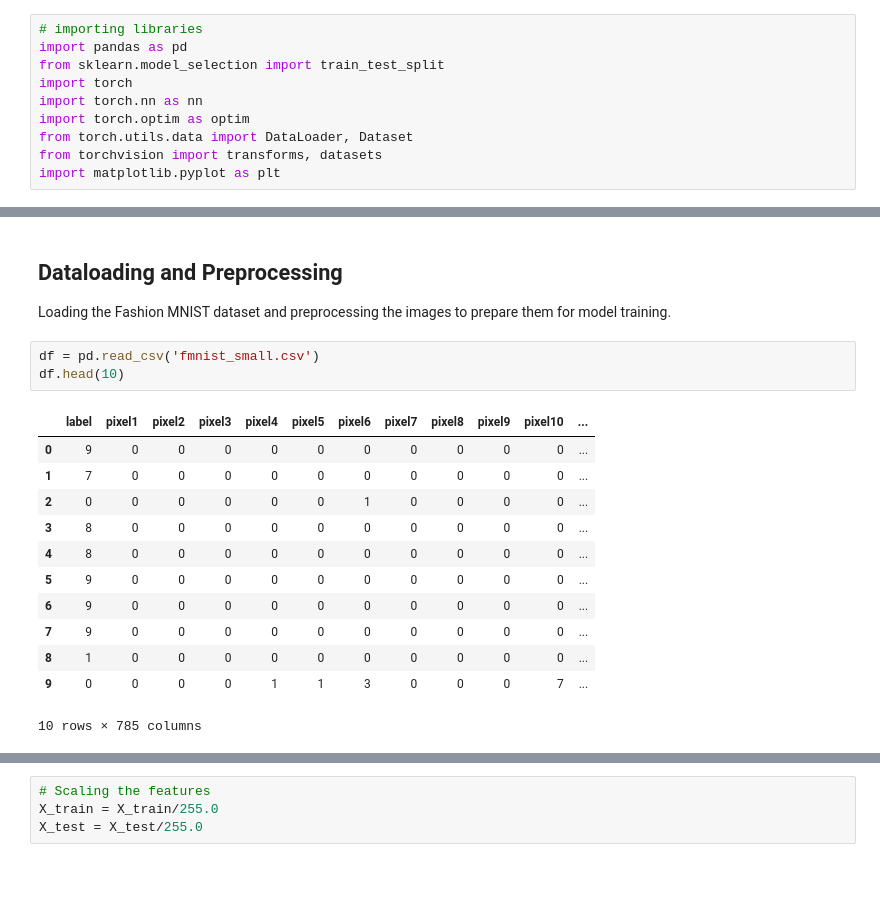
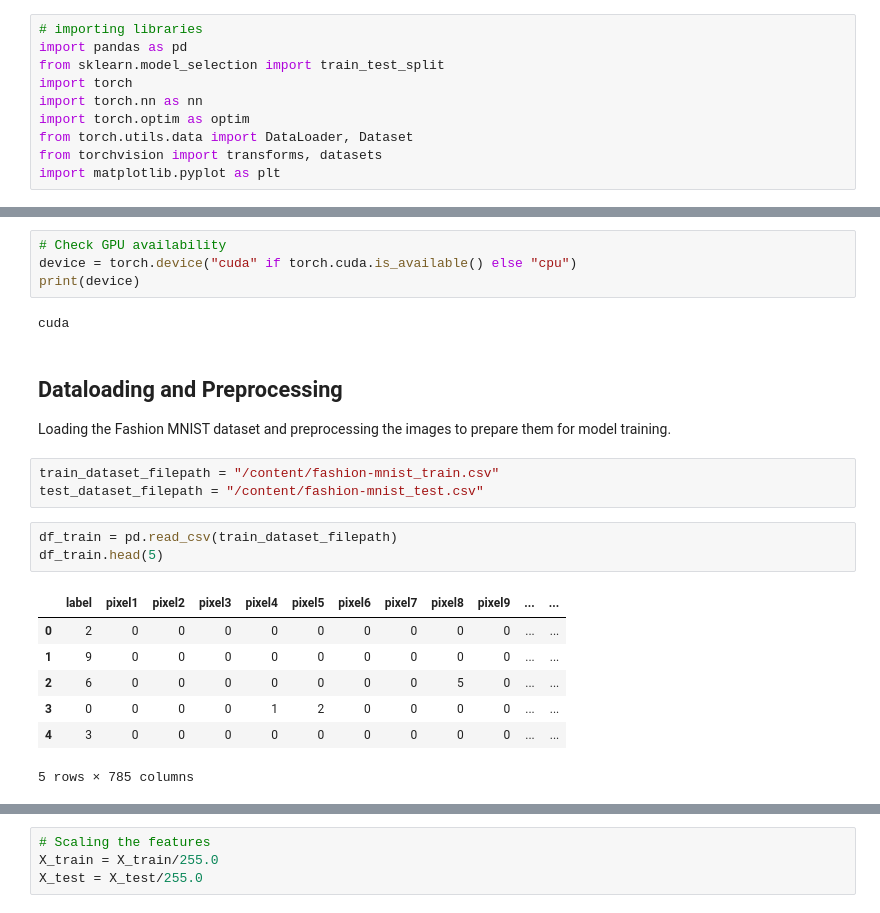
Before and after one commit to gursewak96/Fashion-MNIST-Classification-using-PyTorch, a Jupyter notebook: ANN_Fashion_MNIST_PyTorch.ipynb, the cells around one changed output, grey strips where cells are left out. Cells and saved outputs as stored; diff of their text form; blank space fills up the shorter version.

```diff
--- a/ANN_Fashion_MNIST_PyTorch.ipynb
+++ b/ANN_Fashion_MNIST_PyTorch.ipynb
@@ -30,20 +32,24 @@ torch.manual_seed(42)
+# %%
+# Check GPU availability
+device = torch.device("cuda" if torch.cuda.is_available() else "cpu")
+print(device)
+# %% [output]
+cuda
 # %% [markdown]
 ## Dataloading and Preprocessing
 
  Loading the Fashion MNIST dataset and preprocessing the images to prepare them for model training.
-# %%
-df = pd.read_csv('fmnist_small.csv')
-df.head(10)
-# %% [output]
-|  | label | pixel1 | pixel2 | pixel3 | pixel4 | pixel5 | pixel6 | pixel7 | pixel8 | pixel9 | pixel10 | ... |
-| 0 | 9 | 0 | 0 | 0 | 0 | 0 | 0 | 0 | 0 | 0 | 0 | ... |
-| 1 | 7 | 0 | 0 | 0 | 0 | 0 | 0 | 0 | 0 | 0 | 0 | ... |
-| 2 | 0 | 0 | 0 | 0 | 0 | 0 | 1 | 0 | 0 | 0 | 0 | ... |
-| 3 | 8 | 0 | 0 | 0 | 0 | 0 | 0 | 0 | 0 | 0 | 0 | ... |
-| 4 | 8 | 0 | 0 | 0 | 0 | 0 | 0 | 0 | 0 | 0 | 0 | ... |
-| 5 | 9 | 0 | 0 | 0 | 0 | 0 | 0 | 0 | 0 | 0 | 0 | ... |
-| 6 | 9 | 0 | 0 | 0 | 0 | 0 | 0 | 0 | 0 | 0 | 0 | ... |
-| 7 | 9 | 0 | 0 | 0 | 0 | 0 | 0 | 0 | 0 | 0 | 0 | ... |
-| 8 | 1 | 0 | 0 | 0 | 0 | 0 | 0 | 0 | 0 | 0 | 0 | ... |
-| 9 | 0 | 0 | 0 | 0 | 1 | 1 | 3 | 0 | 0 | 0 | 7 | ... |
-10 rows × 785 columns
+# %%
+train_dataset_filepath = "/content/fashion-mnist_train.csv"
+test_dataset_filepath = "/content/fashion-mnist_test.csv"
+# %%
+df_train = pd.read_csv(train_dataset_filepath)
+df_train.head(5)
+# %% [output]
+|  | label | pixel1 | pixel2 | pixel3 | pixel4 | pixel5 | pixel6 | pixel7 | pixel8 | pixel9 | ... | ... |
+| 0 | 2 | 0 | 0 | 0 | 0 | 0 | 0 | 0 | 0 | 0 | ... | ... |
+| 1 | 9 | 0 | 0 | 0 | 0 | 0 | 0 | 0 | 0 | 0 | ... | ... |
+| 2 | 6 | 0 | 0 | 0 | 0 | 0 | 0 | 0 | 5 | 0 | ... | ... |
+| 3 | 0 | 0 | 0 | 0 | 1 | 2 | 0 | 0 | 0 | 0 | ... | ... |
+| 4 | 3 | 0 | 0 | 0 | 0 | 0 | 0 | 0 | 0 | 0 | ... | ... |
+5 rows × 785 columns
```
Also changed, not shown: parts of 10 cells of this notebook.
